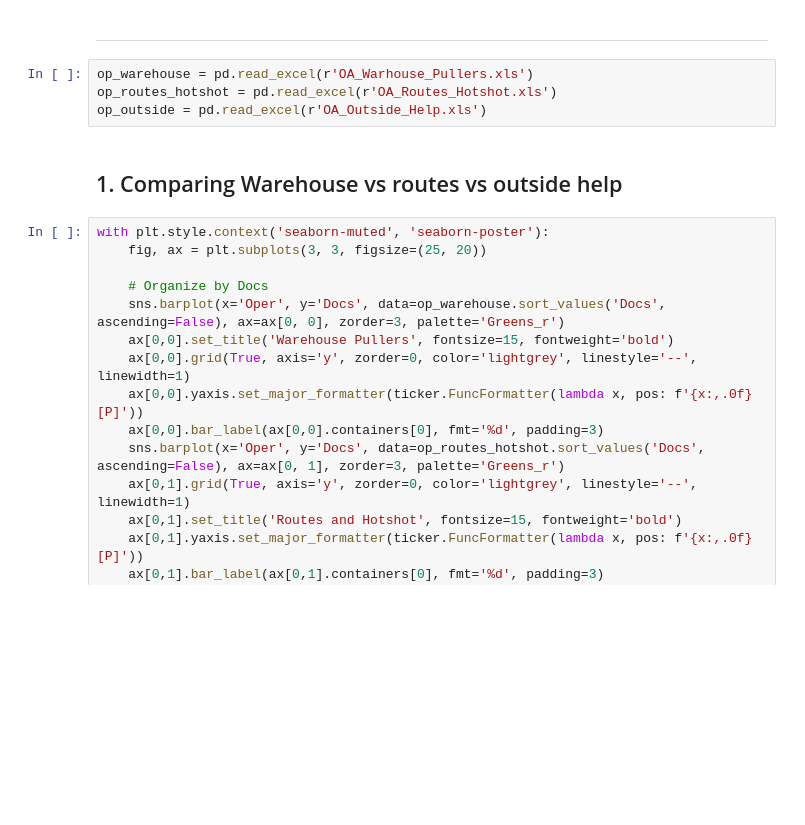
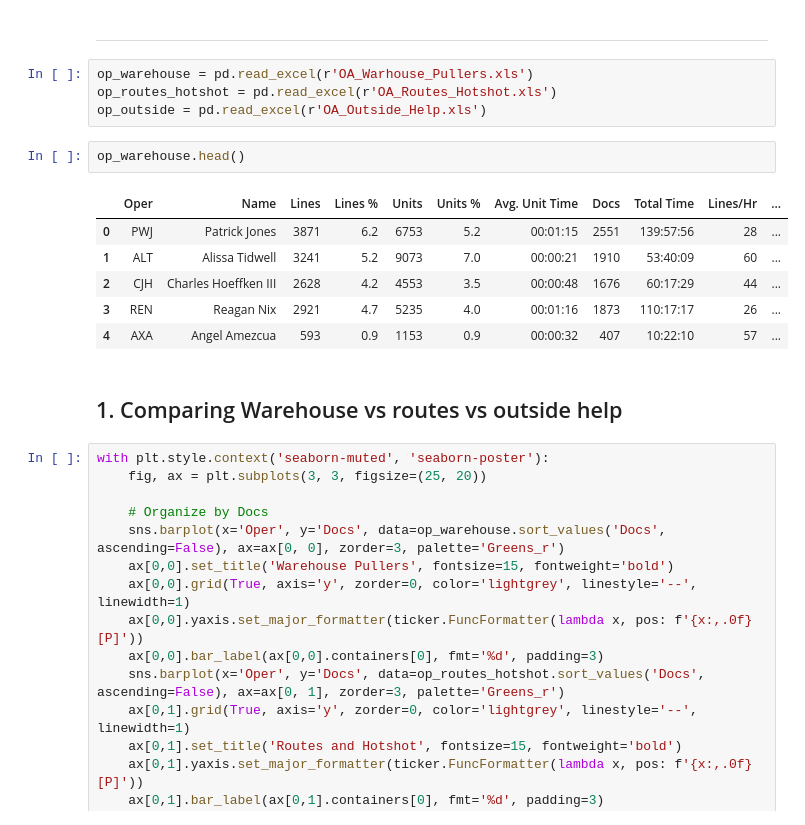
Before and after one commit to zeekwired/Tristate, a Jupyter notebook: Operator_Analysis.ipynb, the cells around one changed output. Saved outputs shown, nothing was run; the diff lists cells and outputs as text; blank space fills up the shorter version.

```diff
--- a/Operator_Analysis.ipynb
+++ b/Operator_Analysis.ipynb
@@ -14,6 +15,15 @@ import seaborn as sns
 op_warehouse = pd.read_excel(r'OA_Warhouse_Pullers.xls')
 op_routes_hotshot = pd.read_excel(r'OA_Routes_Hotshot.xls')
 op_outside = pd.read_excel(r'OA_Outside_Help.xls')
+# %%
+op_warehouse.head()
+# %% [output]
+|  | Oper | Name | Lines | Lines % | Units | Units % | Avg. Unit Time | Docs | Total Time | Lines/Hr | ... |
+| 0 | PWJ | Patrick Jones | 3871 | 6.2 | 6753 | 5.2 | 00:01:15 | 2551 | 139:57:56 | 28 | ... |
+| 1 | ALT | Alissa Tidwell | 3241 | 5.2 | 9073 | 7.0 | 00:00:21 | 1910 | 53:40:09 | 60 | ... |
+| 2 | CJH | Charles Hoeffken III | 2628 | 4.2 | 4553 | 3.5 | 00:00:48 | 1676 | 60:17:29 | 44 | ... |
+| 3 | REN | Reagan Nix | 2921 | 4.7 | 5235 | 4.0 | 00:01:16 | 1873 | 110:17:17 | 26 | ... |
+| 4 | AXA | Angel Amezcua | 593 | 0.9 | 1153 | 0.9 | 00:00:32 | 407 | 10:22:10 | 57 | ... |
 # %% [markdown]
 ## 1. Comparing Warehouse vs routes vs outside help
 # %%
```
Also changed, not shown: parts of 8 cells of this notebook.
